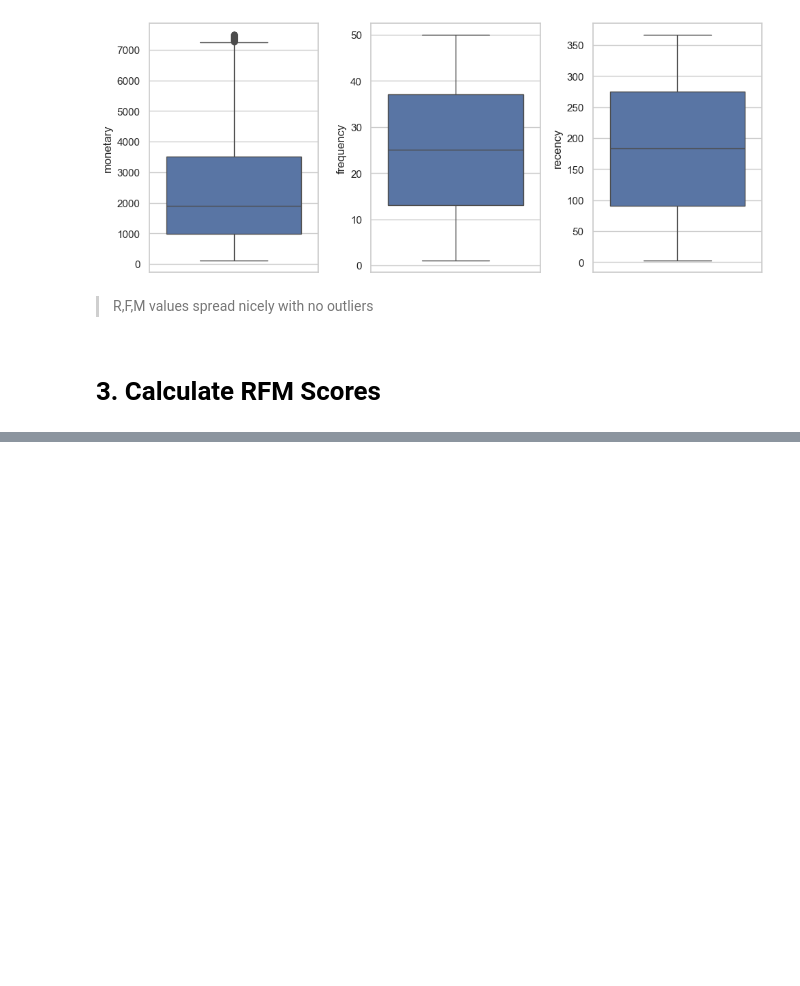
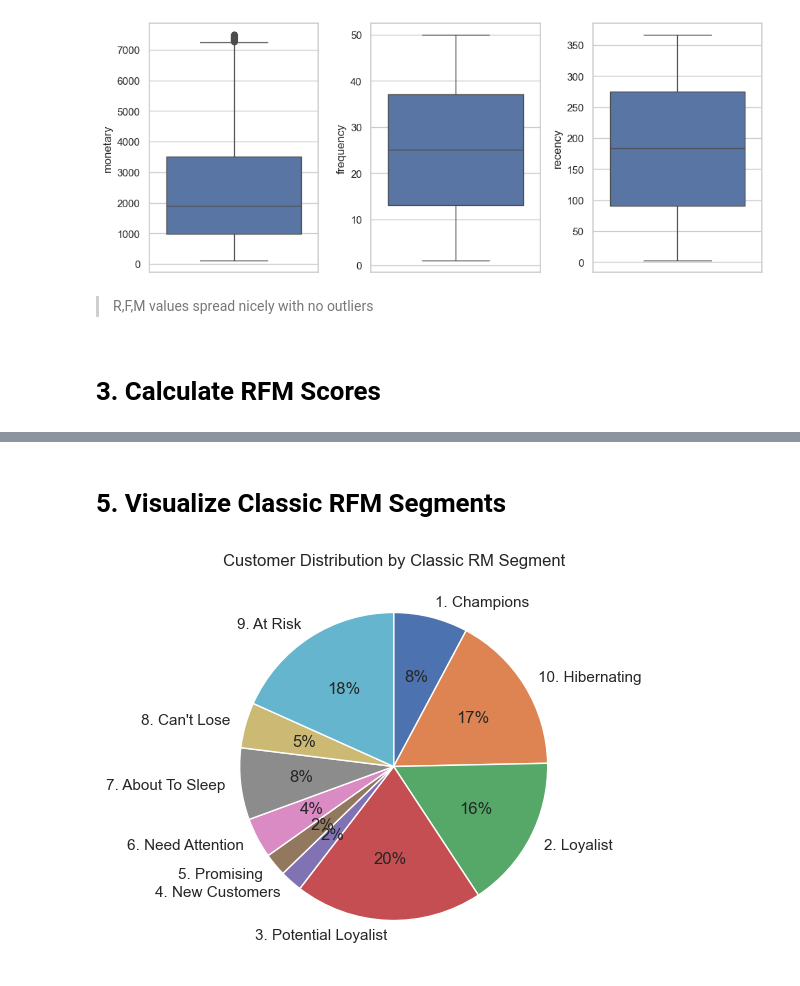
Before and after one commit to liemnh98/LJMU-Data-Science-Masters-Dissertation, a Jupyter notebook: 3-rfm_per_customer.ipynb, the cells around one changed output, grey strips where cells are left out. Drawn from its saved outputs; the diff is of its cells as text; code cells hidden in the pictures; blank space fills up the shorter version.

Commit message:
classic RFM Segments Tiles

```diff
--- a/3-rfm_per_customer.ipynb
+++ b/3-rfm_per_customer.ipynb
@@ -100,5 +119,4 @@ rfm_df_score['f_score'] = pd.qcut(rfm_df['frequency'], 5, labels=[1,2,3,4,5]).as
 rfm_df_score['m_score'] = pd.qcut(rfm_df['monetary'], 5, labels=[1,2,3,4,5]).astype(int)
 # %%
 # Get the mean scores of Monetary and Frequency
-rfm_df_score['fm_score'] = rfm_df_score[['f_score','m_score']].mean(axis=1)
-rfm_df_score.head()
+rfm_df_score['fm_score'] = rfm_df_score[['f_score','m_score']].sum(axis=1)
@@ -111,0 +140,17 @@ rfm_df_score.head()
+# %%
+rfm_classic = rfm_df_score.copy()
+# %%
+# Define rule table
+rfm_rule_table = pd.DataFrame([
+    {"segment": "1. Champions",         "r_min": 5,   "r_max": 5,   "m_min": 4,   "m_max": 5},
+    {"segment": "2. Loyalist",          "r_min": 3,   "r_max": 4,   "m_min": 4,   "m_max": 5},
+    {"segment": "3. Potential Loyalist","r_min": 4,   "r_max": 5,   "m_min": 2,   "m_max": 3},
+    {"segment": "4. New Customers",     "r_min": 5,   "r_max": 5,   "m_min": 1,   "m_max": 1},
+    {"segment": "5. Promising",         "r_min": 4,   "r_max": 4,   "m_min": 1,   "m_max": 1},
+    {"segment": "6. Need Attention",    "r_min": 3,   "r_max": 3,   "m_min": 3,   "m_max": 3},
+    {"segment": "7. About To Sleep",    "r_min": 3,   "r_max": 3,   "m_min": 1,   "m_max": 2},
+    {"segment": "8. Can't Lose",        "r_min": 1,   "r_max": 2,   "m_min": 5,   "m_max": 5},
+    {"segment": "9. At Risk",           "r_min": 1,   "r_max": 2,   "m_min": 3,   "m_max": 4},
+    {"segment": "10. Hibernating",      "r_min": 1,   "r_max": 2,   "m_min": 1,   "m_max": 2},
+])
+rfm_rule_table
@@ -111,0 +169,14 @@ rfm_df_score.head()
+# %%
+# Row-wise segmentation
+conditions = []
+choices = []
+
+for _, rule in rfm_rule_table.iterrows():
+    cond = (
+        (rfm_classic['r_score'] >= rule['r_min']) & (rfm_classic['r_score'] <= rule['r_max']) &
+        (rfm_classic['fm_score'] >= rule['m_min']) & (rfm_classic['fm_score'] <= rule['m_max'])
+    )
+    conditions.append(cond)
+    choices.append(rule['segment'])
+
+rfm_classic['rfm_classic_segment'] = np.select(conditions, choices, default='Unclassified')
@@ -111,0 +212,15 @@ rfm_df_score.head()
+# %% [markdown]
+# 5. Visualize Classic RFM Segments
+# %%
+# Plot pie chart to show pct of each rm_segment
+rfm_classic['rfm_classic_segment'].value_counts().sort_index(ascending=True).plot.pie(
+    figsize=(6, 5),
+    autopct='%1.0f%%',
+    startangle=90,
+    counterclock=False,
+    ylabel='',  # Removes the default y-label
+    title='Customer Distribution by Classic RM Segment'
+)
+plt.show()
+# %% [output]
+[figure, added]
```
Also changed, not shown: parts of 10 cells of this notebook, 1 other file.
